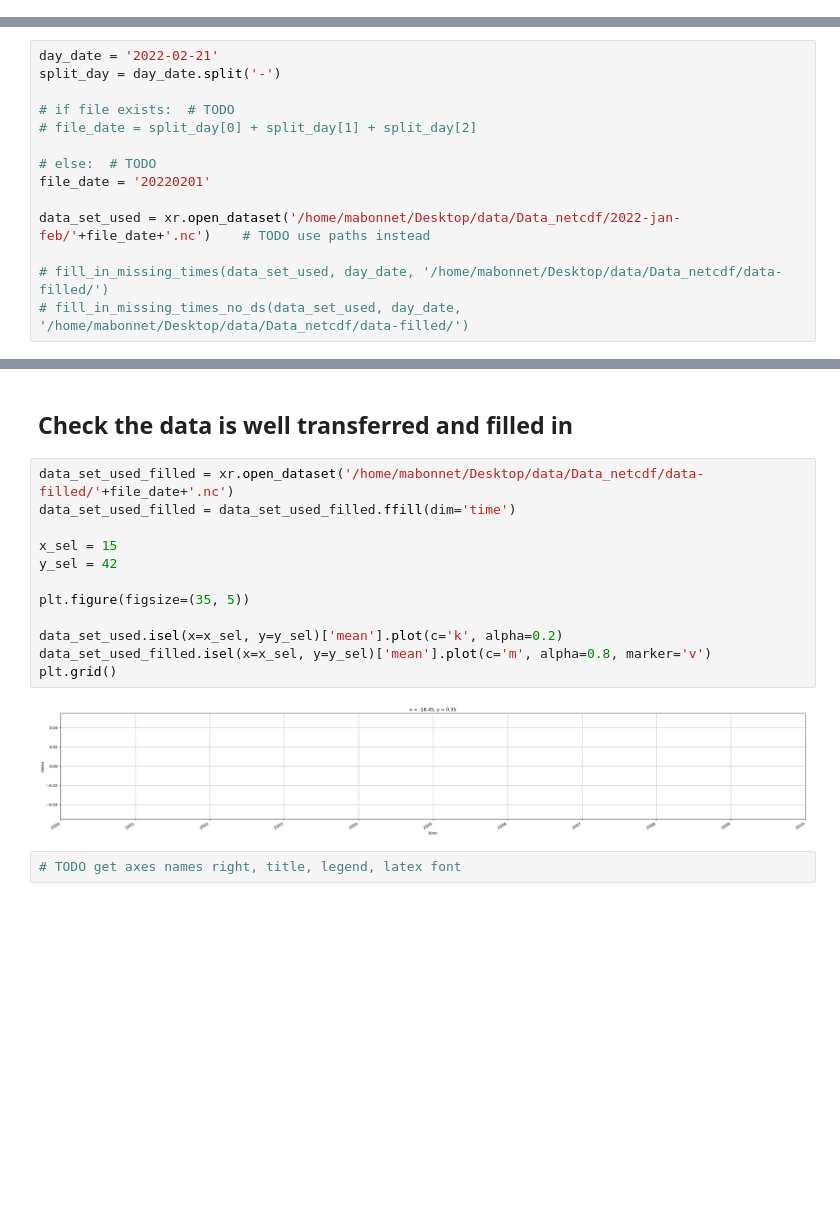
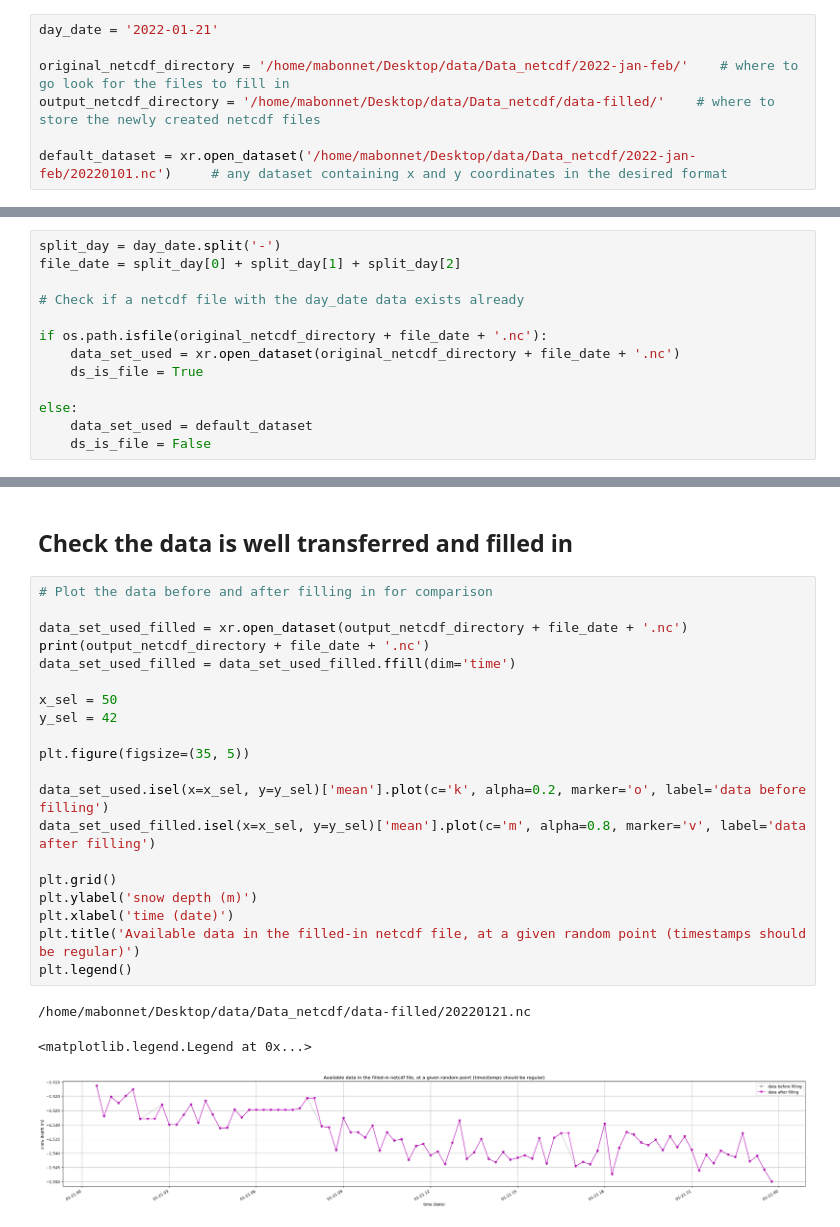
Before and after one commit to Mathilde-Bnt/MB_little_awk, a Jupyter notebook: finalized/01-Filling_time_gaps.ipynb, the cells around one changed output, grey strips where cells are left out. Saved outputs shown, nothing was run; the diff lists cells and outputs as text; blank space fills up the shorter version.

```diff
--- a/finalized/01-Filling_time_gaps.ipynb
+++ b/finalized/01-Filling_time_gaps.ipynb
@@ -15,0 +17,7 @@ One issue will be that we need regular timestamps to applyl rolling windows, so
+# %%
+day_date = '2022-01-21'
+
+original_netcdf_directory = '/home/mabonnet/Desktop/data/Data_netcdf/2022-jan-feb/'    # where to go look for the files to fill in
+output_netcdf_directory = '/home/mabonnet/Desktop/data/Data_netcdf/data-filled/'    # where to store the newly created netcdf files
+
+default_dataset = xr.open_dataset('/home/mabonnet/Desktop/data/Data_netcdf/2022-jan-feb/20220101.nc')     # any dataset containing x and y coordinates in the desired format
@@ -16,16 +26,15 @@ One issue will be that we need regular timestamps to applyl rolling windows, so
 # %% [markdown]
 ## Data definition
 # %%
-day_date = '2022-02-21'
 split_day = day_date.split('-')
+file_date = split_day[0] + split_day[1] + split_day[2]
 
-# if file exists:  # TODO
-# file_date = split_day[0] + split_day[1] + split_day[2]
+# Check if a netcdf file with the day_date data exists already
 
-# else:  # TODO
-file_date = '20220201'
+if os.path.isfile(original_netcdf_directory + file_date + '.nc'):
+    data_set_used = xr.open_dataset(original_netcdf_directory + file_date + '.nc')
+    ds_is_file = True
 
-data_set_used = xr.open_dataset('/home/mabonnet/Desktop/data/Data_netcdf/2022-jan-feb/'+file_date+'.nc')    # TODO use paths instead
-
-# fill_in_missing_times(data_set_used, day_date, '/home/mabonnet/Desktop/data/Data_netcdf/data-filled/')
-# fill_in_missing_times_no_ds(data_set_used, day_date, '/home/mabonnet/Desktop/data/Data_netcdf/data-filled/')
+else:
+    data_set_used = default_dataset
+    ds_is_file = False
@@ -32,18 +46,26 @@ data_set_used = xr.open_dataset('/home/mabonnet/Desktop/data/Data_netcdf/2022-ja
 # %% [markdown]
 ## Check the data is well transferred and filled in
 # %%
-data_set_used_filled = xr.open_dataset('/home/mabonnet/Desktop/data/Data_netcdf/data-filled/'+file_date+'.nc')
+# Plot the data before and after filling in for comparison
+
+data_set_used_filled = xr.open_dataset(output_netcdf_directory + file_date + '.nc')
+print(output_netcdf_directory + file_date + '.nc')
 data_set_used_filled = data_set_used_filled.ffill(dim='time')
 
-x_sel = 15
+x_sel = 50
 y_sel = 42
 
 plt.figure(figsize=(35, 5))
 
-data_set_used.isel(x=x_sel, y=y_sel)['mean'].plot(c='k', alpha=0.2)
-data_set_used_filled.isel(x=x_sel, y=y_sel)['mean'].plot(c='m', alpha=0.8, marker='v')
+data_set_used.isel(x=x_sel, y=y_sel)['mean'].plot(c='k', alpha=0.2, marker='o', label='data before filling')
+data_set_used_filled.isel(x=x_sel, y=y_sel)['mean'].plot(c='m', alpha=0.8, marker='v', label='data after filling')
+
 plt.grid()
+plt.ylabel('snow depth (m)')
+plt.xlabel('time (date)')
+plt.title('Available data in the filled-in netcdf file, at a given random point (timestamps should be regular)')
+plt.legend()
 # %% [output]
+/home/mabonnet/Desktop/data/Data_netcdf/data-filled/20220121.nc
+<matplotlib.legend.Legend at 0x...>
-[figure, old version]
+[figure, new version]
-# %%
-# TODO get axes names right, title, legend, latex font
```
Also changed, not shown: parts of 6 cells of this notebook, 7 other files.
